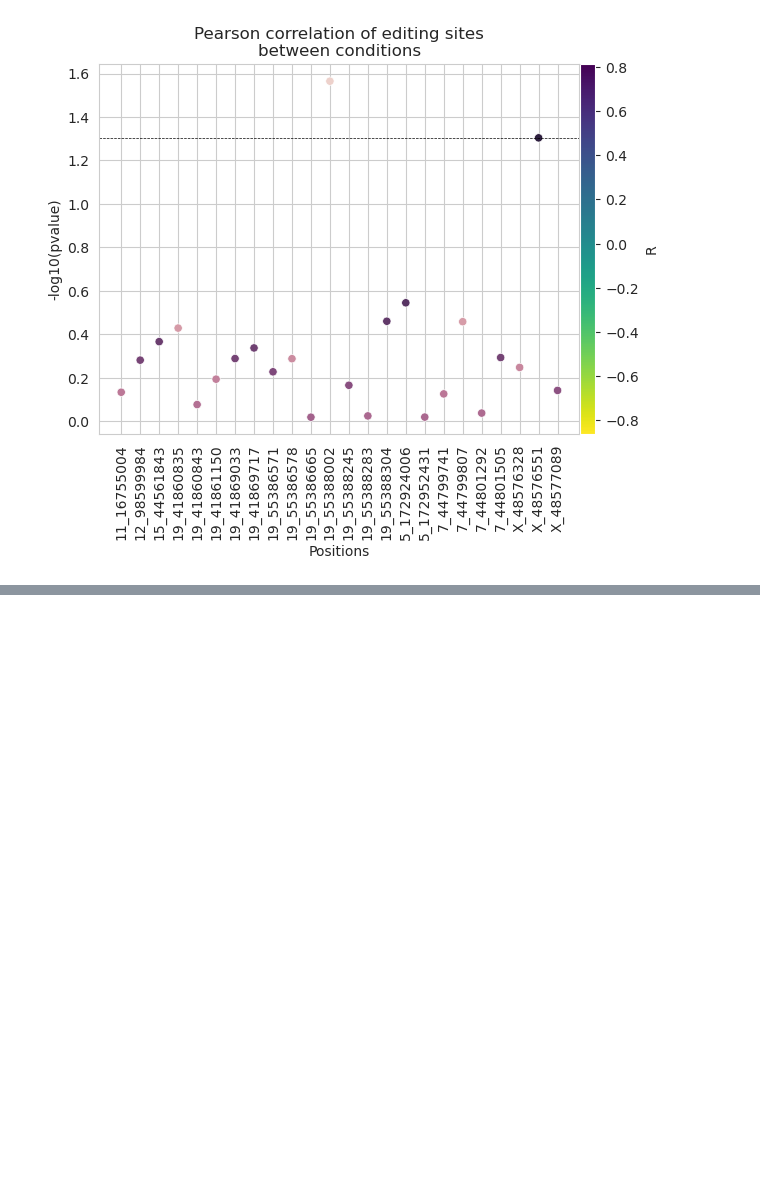
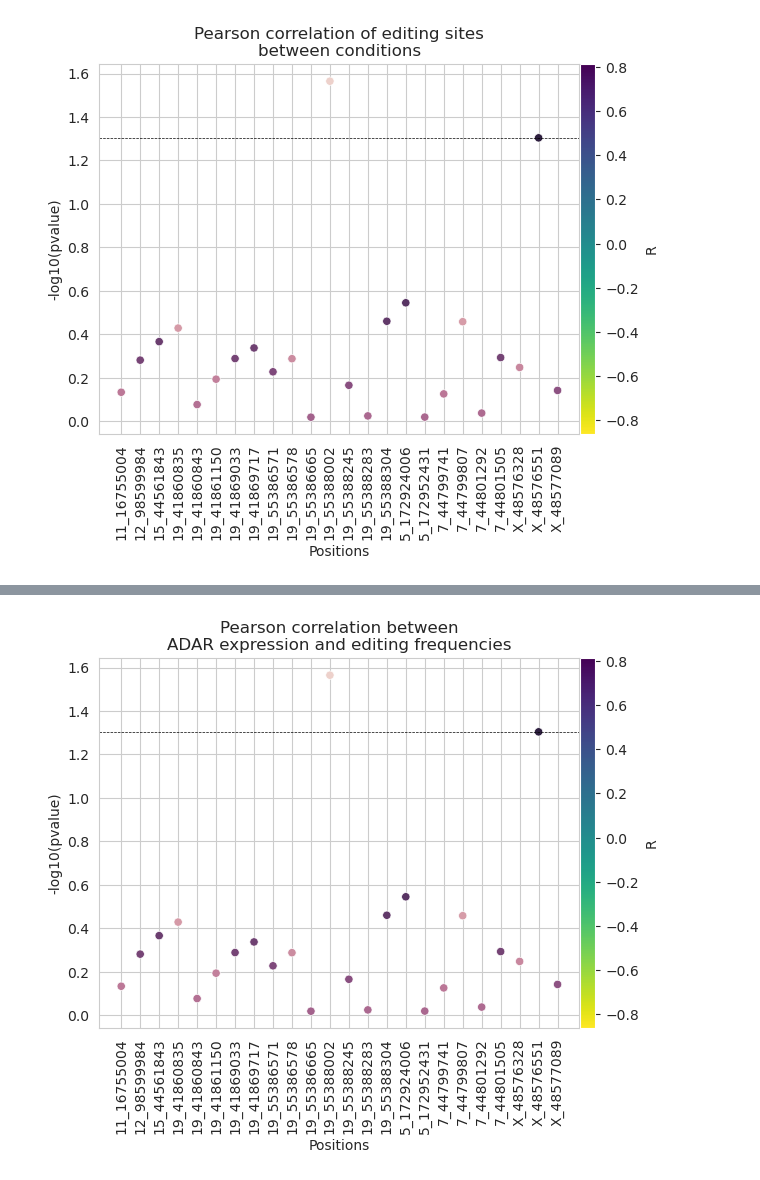
Before and after one commit to guilhermetabordaribas/a2iHelperPy, a Jupyter notebook: src/a2iHelper_paper.ipynb, the cells around one changed output, grey strips where cells are left out. Drawn from its saved outputs; the diff is of its cells as text; code cells hidden in the pictures; blank space fills up the shorter version.

```diff
--- a/src/a2iHelper_paper.ipynb
+++ b/src/a2iHelper_paper.ipynb
@@ -362,3 +362,13 @@ ax.set_title('Pearson correlation of editing sites\nbetween conditions')
 plt.savefig('/mnt/d/GoTx_Folder/draft/FIG2E_corr.pdf', format='pdf', dpi=300,bbox_inches='tight')
 # %% [output]
 [figure]
+# %%
+path = '/mnt/e/editing_methods/PRJNA605715_GSE145011/trimmed_salmon_quant/'
+tpm_aux = []
+for srr in os.listdir(path):
+    tpm_aux.append(pd.read_csv(path+srr+'/quant.sf', sep='\t')[['Name','TPM']])
+    tpm_aux[-1]['Run'] = srr
+tpm = pd.concat(tpm_aux)
+# %%
+exprs = tpm[tpm.Name.str.contains('ENST00000368474')]
+exprs.TPM.values
@@ -364,0 +378,3 @@ plt.savefig('/mnt/d/GoTx_Folder/draft/FIG2E_corr.pdf', format='pdf', dpi=300,bbo
+# %%
+g_pearson = a2i.stats.gene_pearson_corr(df[chi.columns].fillna(0), exprs.TPM.values,return_only_significant=False)
+g_pearson
@@ -364,0 +399,6 @@ plt.savefig('/mnt/d/GoTx_Folder/draft/FIG2E_corr.pdf', format='pdf', dpi=300,bbo
+# %%
+ax = a2i.plot.corr_pearson_plot(g_pearson, log_scale=True, p_value_line=0.05)
+ax.set_title('Pearson correlation between\nADAR expression and editing frequencies')
+plt.savefig('/mnt/d/GoTx_Folder/draft/FIG2F_adar_corr.pdf', format='pdf', dpi=300,bbox_inches='tight')
+# %% [output]
+[figure, added]
```
Also changed, not shown: parts of 2 cells of this notebook, 1 other file.
